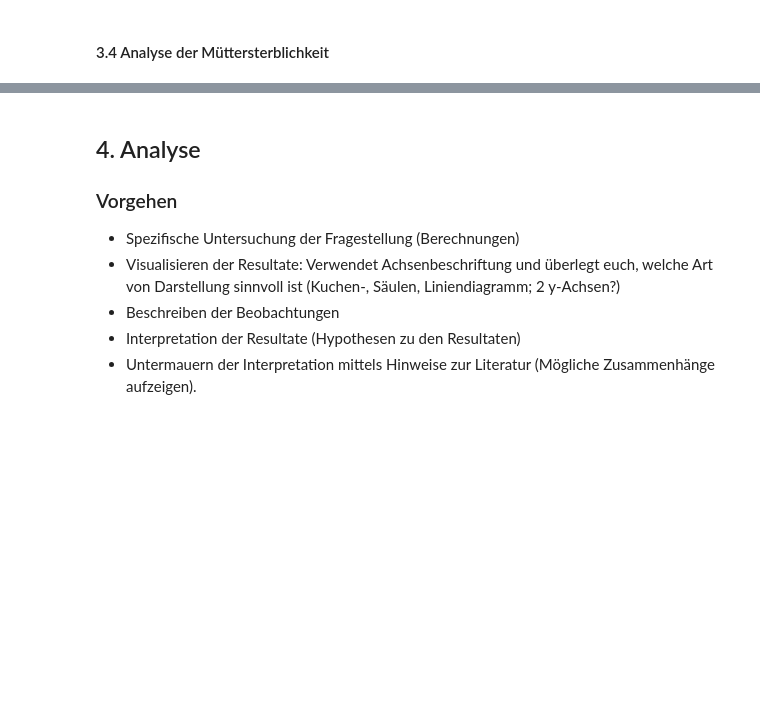
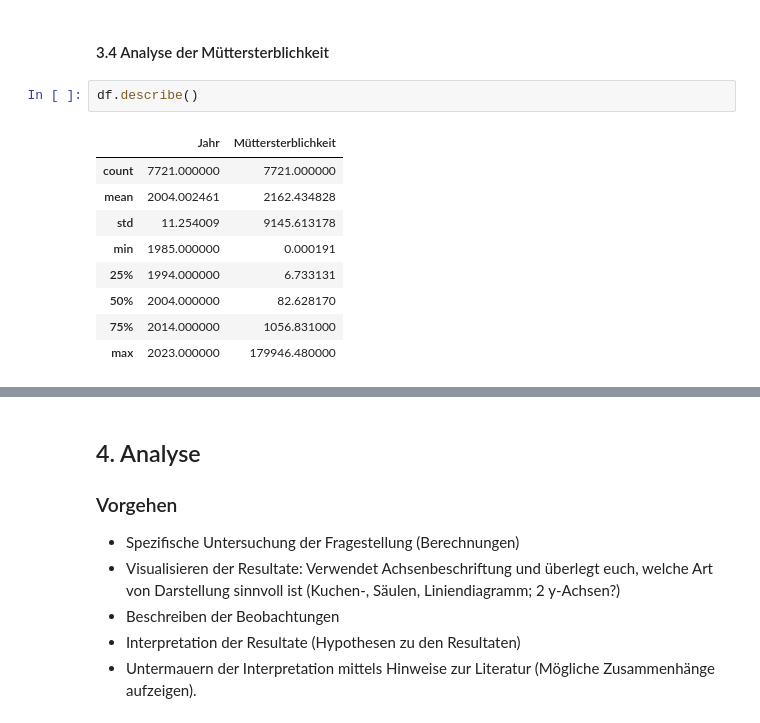
Before and after one commit to Ramona000/Python-LN, a Jupyter notebook: Grundgerüst_Leistungsnachweis.ipynb, the cells around one changed output, grey strips where cells are left out. Saved outputs shown, nothing was run; the diff lists cells and outputs as text; blank space fills up the shorter version.

```diff
--- a/Grundgerüst_Leistungsnachweis.ipynb
+++ b/Grundgerüst_Leistungsnachweis.ipynb
@@ -153,2 +183,14 @@ df['Code'].value_counts().plot(kind='bar',xticks=[], ylabel='Anzahl Datenpunkte'
 # %% [markdown]
 #### 3.4 Analyse der Müttersterblichkeit
+# %%
+df.describe()
+# %% [output]
+|  | Jahr | Müttersterblichkeit |
+| count | 7721.000000 | 7721.000000 |
+| mean | 2004.002461 | 2162.434828 |
+| std | 11.254009 | 9145.613178 |
+| min | 1985.000000 | 0.000191 |
+| 25% | 1994.000000 | 6.733131 |
+| 50% | 2004.000000 | 82.628170 |
+| 75% | 2014.000000 | 1056.831000 |
+| max | 2023.000000 | 179946.480000 |
```
Also changed, not shown: parts of 4 cells of this notebook.
